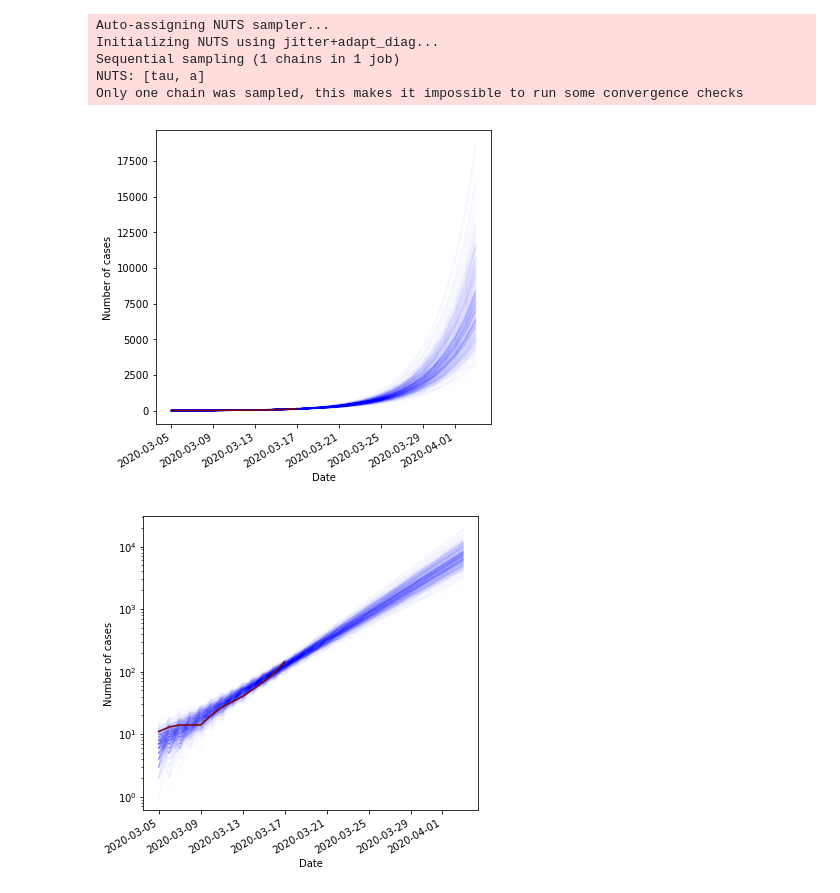
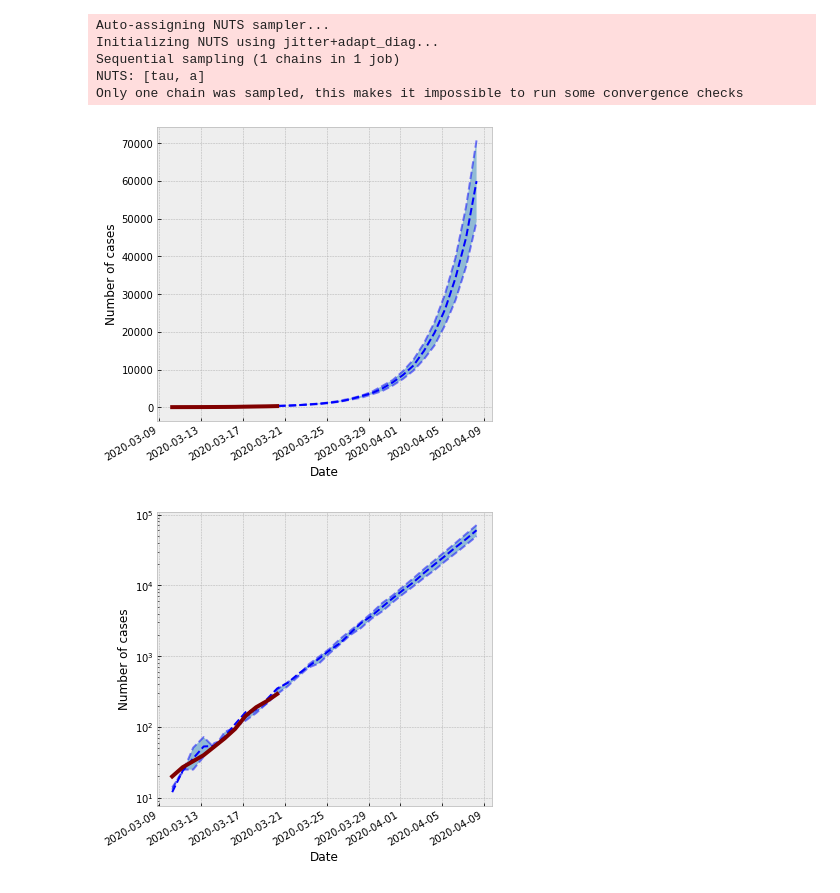
Before and after one commit to CityOfLosAngeles/public-health-prototype, a Jupyter notebook: notebooks/covid19/extrapolate.ipynb, the cells around one changed output. Cells and saved outputs as stored; diff of their text form; code cells hidden in the pictures.

Commit message:
Rework charts to use 25-75% ranges, update for the last couple of days.

```diff
--- a/notebooks/covid19/extrapolate.ipynb
+++ b/notebooks/covid19/extrapolate.ipynb
@@ -30,15 +26,15 @@ updated yet.
 la = (
     df[df.county == "Los Angeles"]
     .reset_index(drop=True)
-    .iloc[:-1]
+    .iloc[:]
 )
 # %% [markdown]
 Compute the number of days since the number of cases reached a threshold,
 here we choose 10.
 # %%
 # Start modeling once the cases reach a certain threshhold.
-# In this case, arbitrarily choose 10 cases
-START_CASES = 10
+# In this case, arbitrarily choose 20 cases
+START_CASES = 20
 
 # Number of days to model when extrapolating
 N_MODEL_DAYS = 30
@@ -124,38 +120,58 @@ Initializing NUTS using jitter+adapt_diag...
 Sequential sampling (1 chains in 1 job)
 NUTS: [tau, a]
 Only one chain was sampled, this makes it impossible to run some convergence checks
+# %%
+last_day = post_pred['counts'][:,-1]
+idx_q75 = numpy.argmin(numpy.abs(last_day-numpy.quantile(last_day, 0.75)))
+idx_q50 = numpy.argmin(numpy.abs(last_day-numpy.quantile(last_day, 0.50)))
+idx_q25 = numpy.argmin(numpy.abs(last_day-numpy.quantile(last_day, 0.25)))
+
+q25 = post_pred['counts'][idx_q25, :]
+q50 = post_pred['counts'][idx_q50, :]
+q75 = post_pred['counts'][idx_q75, :]
+# %%
+import matplotlib
+matplotlib.style.use('bmh')
 # %%
 fig, ax = plt.subplots(figsize=(6,6))
 daterange = pandas.date_range(
     start=start_date,
     end=end_date,
 )
-for i in post_pred['counts']:
-    ax.plot(daterange.values, i, color='blue', alpha=0.01)
-ax.plot(la.date, la.cases, color='maroon')
+ax.plot(daterange.values, q25, '--', alpha=0.5, color='blue')
+ax.plot(daterange.values, q50, '--', color='blue')
+ax.plot(daterange.values, q75, '--', alpha=0.5, color='blue')
+ax.fill_between(daterange.values, q75, q25, alpha=0.5)
+
+ax.plot(la.date, la.cases,'-', lw=4, color='maroon')
+
 ax.set_xlabel("Date")
 ax.set_ylabel("Number of cases")
 fig.autofmt_xdate()
 fig.show()
 plt.savefig("extrapolation.png", dpi=300, bbox="tight")
 # %% [output]
-[figure, old version]
+[figure, new version]
 # %%
 fig, ax = plt.subplots(figsize=(6,6))
 daterange = pandas.date_range(
     start=start_date,
-    end=(start_date+pandas.Timedelta(days=N_MODEL_DAYS-1))
+    end=end_date,
 )
-for i in post_pred['counts']:
-    ax.semilogy(daterange.values, i, color='blue', alpha=0.01)
-ax.semilogy(la.date, la.cases, color='maroon')
+ax.semilogy(daterange.values, q25, '--', alpha=0.5, color='blue')
+ax.semilogy(daterange.values, q50, '--', color='blue')
+ax.semilogy(daterange.values, q75, '--', alpha=0.5, color='blue')
+ax.fill_between(daterange.values, q75, q25, alpha=0.5)
+
+ax.semilogy(la.date, la.cases,'-', lw=4, color='maroon')
+
 ax.set_xlabel("Date")
 ax.set_ylabel("Number of cases")
 fig.autofmt_xdate()
 fig.show()
 plt.savefig("extrapolation-semilog.png", dpi=300, bbox="tight")
 # %% [output]
-[figure, old version]
+[figure, new version]
 # %%
 fig, ax = plt.subplots()
 ax.hist(trace.tau, density=True)
```
Also changed, not shown: parts of 4 cells of this notebook, 3 other files.
